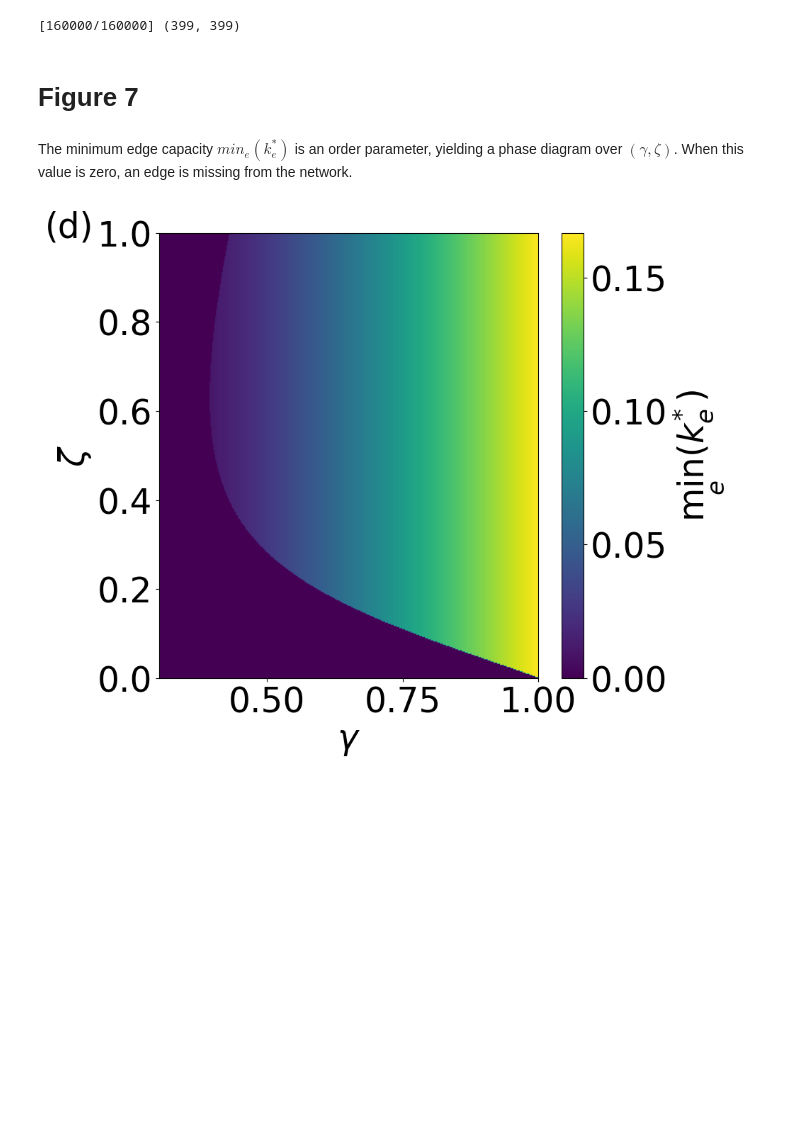
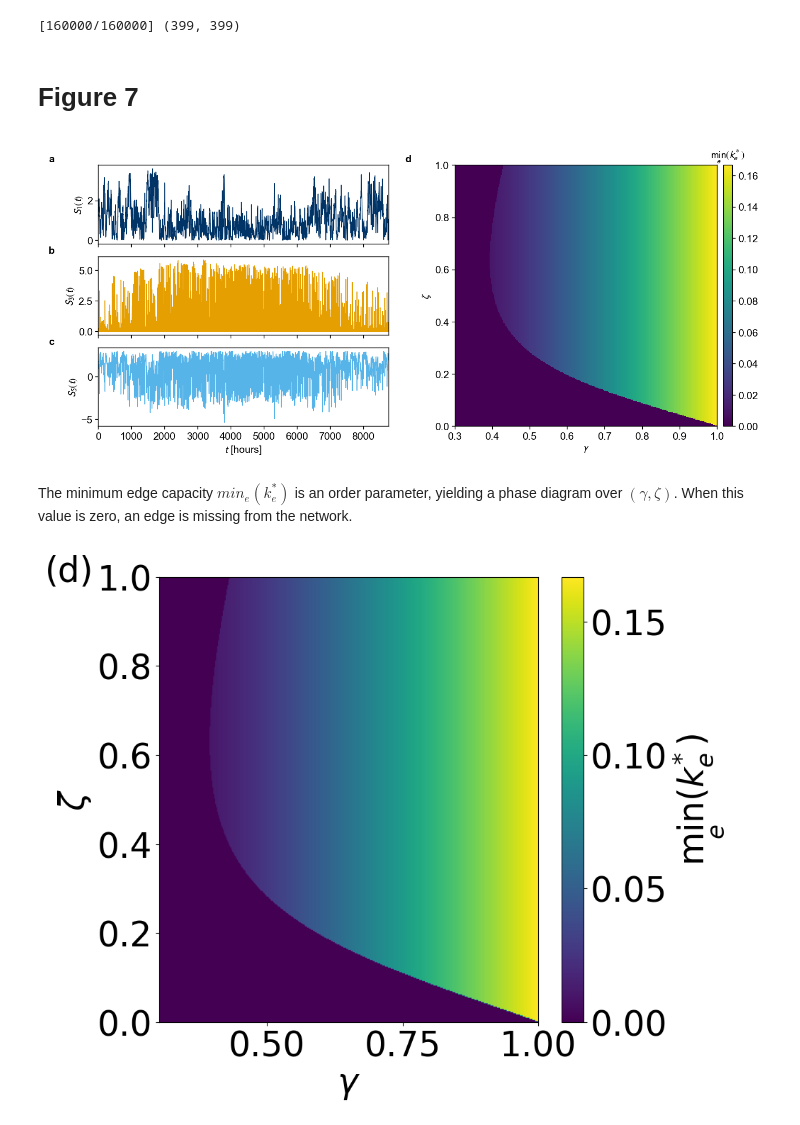
Before and after one commit to ibfzj/optimal-networks, a Jupyter notebook: energy_grids.ipynb, the cells around one changed output. Cells and saved outputs as stored; diff of their text form; code cells hidden in the pictures; blank space fills up the shorter version.

Commit message:
Energy grids figure

```diff
--- a/energy_grids.ipynb
+++ b/energy_grids.ipynb
@@ -123,6 +124,104 @@ print()
 [160000/160000] (399, 399)
 # %% [markdown]
 # Figure 7
+# %%
+# Figure: renewable-driven ring network
+# Panels a-c are the injection time series, d the phase diagram
+
+
+figstyle.apply()
+
+# Define system parameters
+
+zeta = 1.0
+mu = 1.0
+
+solar, wind = load_capacity_factors(solar_file, wind_file)
+
+Z1 = wind
+Z3 = solar
+Z5 = 3.0 - wind - solar
+
+S1 = (1 - zeta) * mu + zeta * mu * Z1
+S3 = (1 - zeta) * mu + zeta * mu * Z3
+S5 = 3 * mu - S1 - S3
+
+t = np.arange(len(S1))
+
+
+width, height = 179.0, 82.0
+left, right = 15.0, 11.0
+avail = width - left - right
+
+col_gap = 16.0
+col_left_w = 70.0
+cb_w, cb_pad = 2.2, 1.5
+col_right_w = avail - col_left_w - col_gap - cb_pad - cb_w
+
+stack_bottom, stack_top = 12.0, 75.0
+panel_h = 19.0
+row_bottoms = [56.0, 34.0, 12.0]        # a, b, c from the top down
+
+
+def rect(x, y, w, h):
+    return [x / width, y / height, w / width, h / height]
+
+
+# Figure
+
+fig = plt.figure(figsize=figstyle.mm(width, height))
+
+# Subplots (a), (b) and (c): injection time series
+
+series = [(S1, r"$S_1(t)$", "#003366"),      # wind
+          (S3, r"$S_3(t)$", "#E69F00"),      # solar
+          (S5, r"$S_5(t)$", "#56B4E9")]      # balancing
+
+axes = []
+for (S, ylab, colour), y0 in zip(series, row_bottoms):
+    ax = fig.add_axes(rect(left, y0, col_left_w, panel_h))
+    # rasterised: 8760 hourly points per panel would otherwise embed as vector
+    # paths and bloat the file with no visible gain
+    ax.plot(t, S, lw=0.5, color=colour, rasterized=True)
+    ax.set_ylabel(ylab)
+    ax.set_xlim(t[0], t[-1])
+    axes.append(ax)
+
+for ax in axes[:2]:
+    ax.set_xticklabels([])
+
+axes[2].set_xlabel(r"$t$ [hours]")
+
+# Subplot (d): phase diagram, spanning the height of the stack
+
+x_d = left + col_left_w + col_gap
+ax_d = fig.add_axes(rect(x_d, stack_bottom, col_right_w, stack_top - stack_bottom))
+cax = fig.add_axes(rect(x_d + col_right_w + cb_pad, stack_bottom, cb_w, stack_top - stack_bottom))
+
+im = ax_d.imshow(capacity_values, origin="lower", aspect="auto", interpolation="nearest",
+                 extent=[gamma_values[0], gamma_values[-1], zeta_values[0], zeta_values[-1]],
+                 cmap="viridis")
+
+cbar = fig.colorbar(im, cax=cax)
+cbar.ax.set_title(r"$\min_e(k_e^*)$", fontsize=figstyle.FONT_LABEL, pad=3)
+cbar.ax.tick_params(labelsize=figstyle.FONT_TICK)
+
+ax_d.set_xlabel(r"$\gamma$")
+ax_d.set_ylabel(r"$\zeta$")
+
+panels = [("a", left, row_bottoms[0] + panel_h),
+          ("b", left, row_bottoms[1] + panel_h),
+          ("c", left, row_bottoms[2] + panel_h),
+          ("d", x_d, stack_top)]
+
+for letter, x, y in panels:
+    figstyle.panel_label(fig, letter, (x - 12.0) / width, (y + 2.5) / height)
+
+# bbox_inches="tight" is deliberately not used
+#fig.savefig("Figure4.pdf", format="pdf", dpi=600)
+plt.show()
+# %% [output]
+[figure, added]
 # %% [markdown]
 The minimum edge capacity $min_e(k_e^*)$ is an order parameter, yielding a phase diagram over $(\gamma, \zeta)$. When this value is zero, an edge is missing from the network.
 # %%
```
Also changed, not shown: parts of 1 cell of this notebook, 1 other file.
